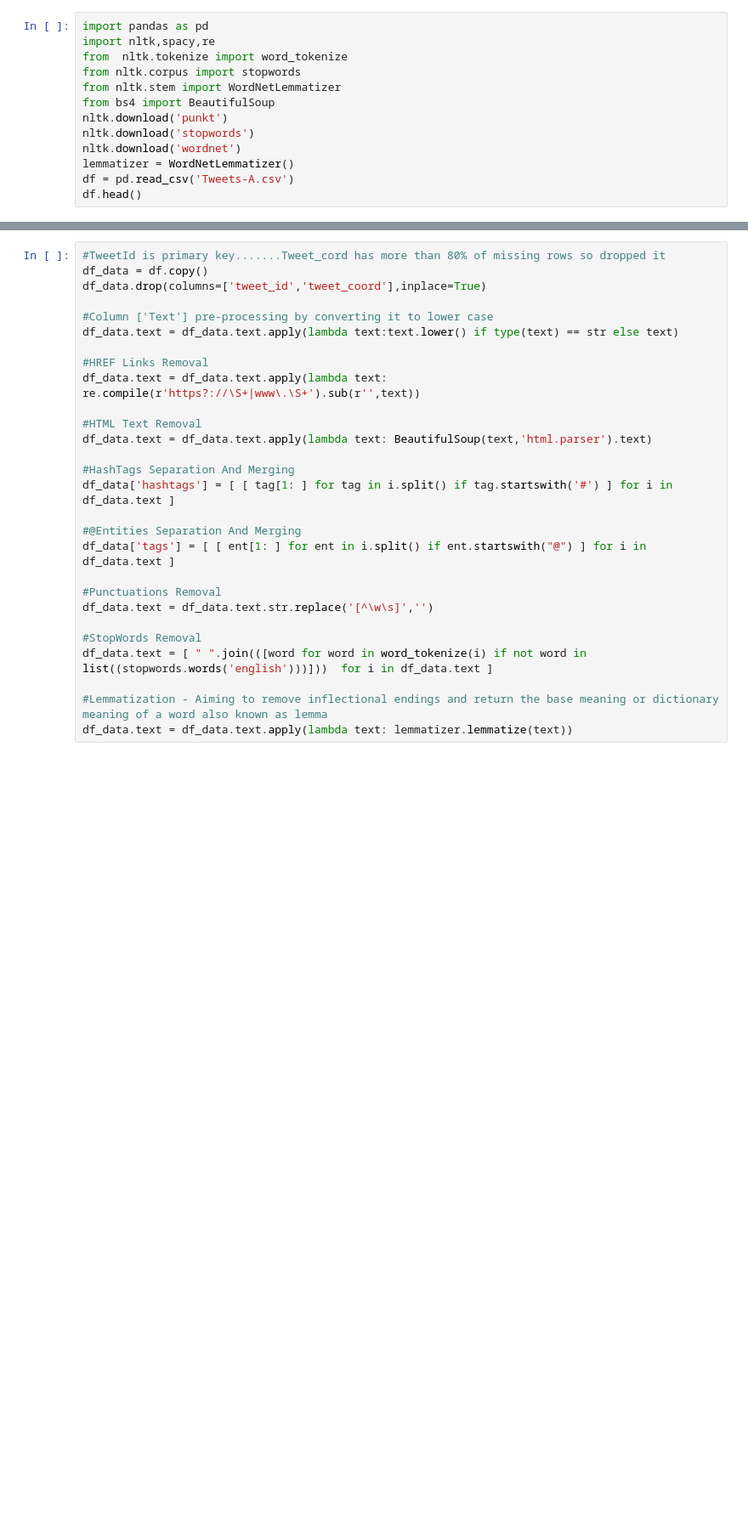
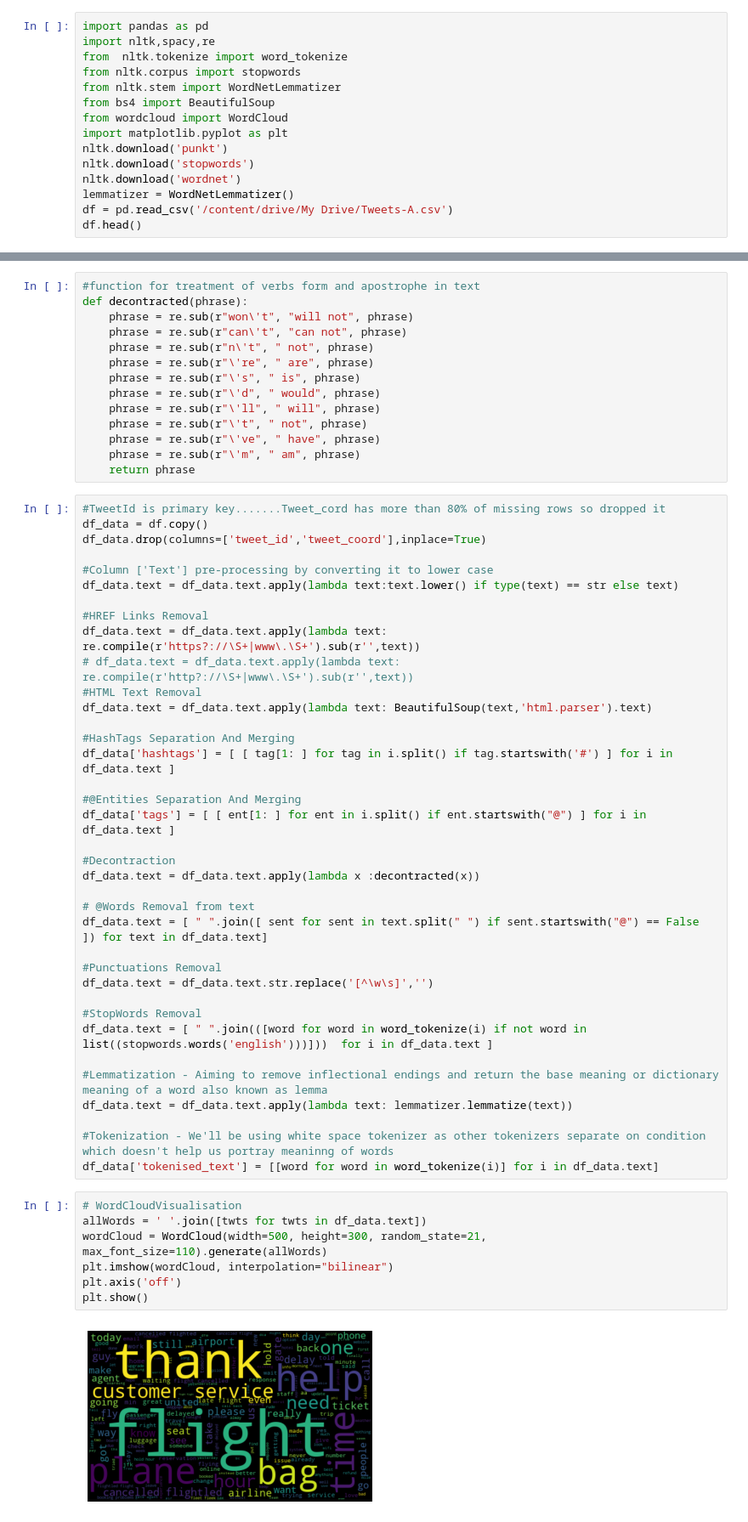
Before and after one commit to Internship-BVoc/G1_TwitterSentimentAnalysis, a Jupyter notebook: twitter_sentiment_analysis.ipynb, the cells around one changed output, grey strips where cells are left out. Shown: that part at 85% size. Drawn from its saved outputs; the diff is of its cells as text; blank space fills up the shorter version.

Commit message:
Update-2_Yash_Anshaj
Word_Visualisation

```diff
--- a/twitter_sentiment_analysis.ipynb
+++ b/twitter_sentiment_analysis.ipynb
@@ -5,11 +5,13 @@ from  nltk.tokenize import word_tokenize
 from nltk.corpus import stopwords
 from nltk.stem import WordNetLemmatizer
 from bs4 import BeautifulSoup
+from wordcloud import WordCloud
+import matplotlib.pyplot as plt
 nltk.download('punkt')
 nltk.download('stopwords')
 nltk.download('wordnet')
 lemmatizer = WordNetLemmatizer()
-df = pd.read_csv('Tweets-A.csv')
+df = pd.read_csv('/content/drive/My Drive/Tweets-A.csv')
 df.head()
 # %% [output]
 [nltk_data] Downloading package punkt to /root/nltk_data...
@@ -24,6 +26,20 @@ df.head()
 | 2 | 5.703010e+17 | neutral | yvonnalynn | @VirginAmerica I didn't today... ... | NaN | 24/02/15 11:15 | Lets Play | ... |
 | 3 | 5.703010e+17 | negative | jnardino | @VirginAmerica it's really aggres... | NaN | 24/02/15 11:15 | NaN | ... |
 | 4 | 5.703010e+17 | negative | jnardino | @VirginAmerica and it's a really ... | NaN | 24/02/15 11:14 | NaN | ... |
+# %%
+#function for treatment of verbs form and apostrophe in text
+def decontracted(phrase):
+    phrase = re.sub(r"won\'t", "will not", phrase)
+    phrase = re.sub(r"can\'t", "can not", phrase)
+    phrase = re.sub(r"n\'t", " not", phrase)
+    phrase = re.sub(r"\'re", " are", phrase)
+    phrase = re.sub(r"\'s", " is", phrase)
+    phrase = re.sub(r"\'d", " would", phrase)
+    phrase = re.sub(r"\'ll", " will", phrase)
+    phrase = re.sub(r"\'t", " not", phrase)
+    phrase = re.sub(r"\'ve", " have", phrase)
+    phrase = re.sub(r"\'m", " am", phrase)
+    return phrase
 # %%
 #TweetId is primary key.......Tweet_cord has more than 80% of missing rows so dropped it
 df_data = df.copy()
@@ -34,7 +50,7 @@ df_data.text = df_data.text.apply(lambda text:text.lower() if type(text) == str
 
 #HREF Links Removal
 df_data.text = df_data.text.apply(lambda text: re.compile(r'https?://\S+|www\.\S+').sub(r'',text))
-
+# df_data.text = df_data.text.apply(lambda text: re.compile(r'http?://\S+|www\.\S+').sub(r'',text))
 #HTML Text Removal
 df_data.text = df_data.text.apply(lambda text: BeautifulSoup(text,'html.parser').text)
 
@@ -44,6 +60,12 @@ df_data['hashtags'] = [ [ tag[1: ] for tag in i.split() if tag.startswith('#') ]
 #@Entities Separation And Merging
 df_data['tags'] = [ [ ent[1: ] for ent in i.split() if ent.startswith("@") ] for i in df_data.text ]
 
+#Decontraction
+df_data.text = df_data.text.apply(lambda x :decontracted(x))
+
+# @Words Removal from text
+df_data.text = [ " ".join([ sent for sent in text.split(" ") if sent.startswith("@") == False  ]) for text in df_data.text]
+
 #Punctuations Removal
 df_data.text = df_data.text.str.replace('[^\w\s]','')
 
@@ -52,6 +74,18 @@ df_data.text = [ " ".join(([word for word in word_tokenize(i) if not word in lis
 
 #Lemmatization - Aiming to remove inflectional endings and return the base meaning or dictionary meaning of a word also known as lemma
 df_data.text = df_data.text.apply(lambda text: lemmatizer.lemmatize(text))
+
+#Tokenization - We'll be using white space tokenizer as other tokenizers separate on condition which doesn't help us portray meaninng of words
+df_data['tokenised_text'] = [[word for word in word_tokenize(i)] for i in df_data.text]
+# %%
+# WordCloudVisualisation
+allWords = ' '.join([twts for twts in df_data.text])
+wordCloud = WordCloud(width=500, height=300, random_state=21, max_font_size=110).generate(allWords)
+plt.imshow(wordCloud, interpolation="bilinear")
+plt.axis('off')
+plt.show()
+# %% [output]
+[figure, added]
 # %%
 from time import time
 df_data.to_csv(str(int(time()))+'_Update1.csv')
```
Also changed, not shown: parts of 2 cells of this notebook, 1 other file.
